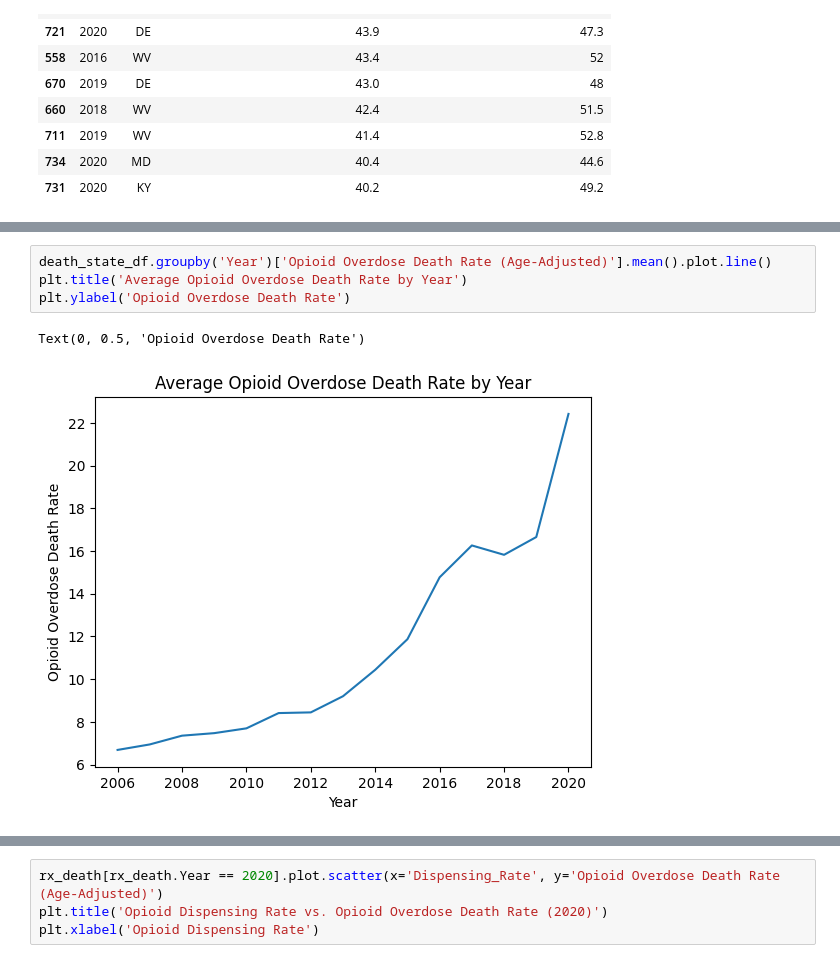
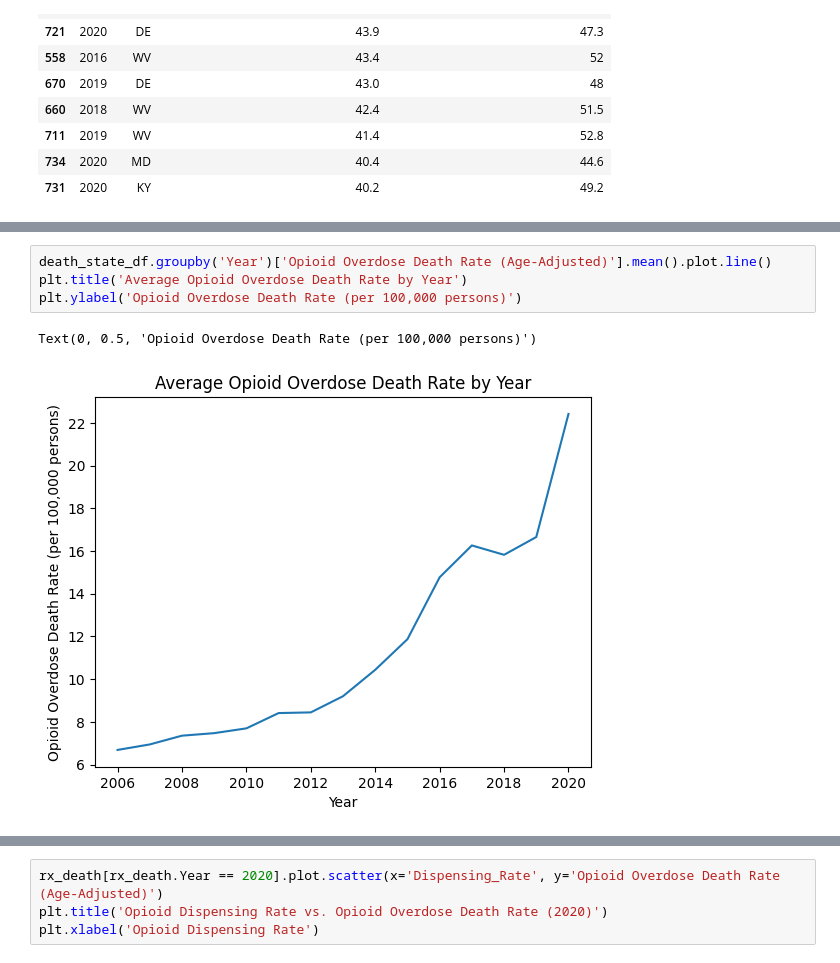
Before and after one commit to Ludougan123234/624-project, a Jupyter notebook: state_level_analysis.ipynb, the cells around one changed output, grey strips where cells are left out. Cells and saved outputs as stored; diff of their text form.

```diff
--- a/state_level_analysis.ipynb
+++ b/state_level_analysis.ipynb
@@ -71,10 +71,10 @@ Text(0, 0.5, 'Opioid Dispensing Rate')
 # %%
 death_state_df.groupby('Year')['Opioid Overdose Death Rate (Age-Adjusted)'].mean().plot.line()
 plt.title('Average Opioid Overdose Death Rate by Year')
-plt.ylabel('Opioid Overdose Death Rate')
+plt.ylabel('Opioid Overdose Death Rate (per 100,000 persons)')
 # %% [output]
-Text(0, 0.5, 'Opioid Overdose Death Rate')
+Text(0, 0.5, 'Opioid Overdose Death Rate (per 100,000 persons)')
-[figure, old version]
+[figure, new version]
 # %%
 rx_death = pd.merge(rx_state_df, death_state_df, on=['State', 'Year'])
 rx_death.sample(5)
```
Also changed, not shown: parts of 7 cells of this notebook.
